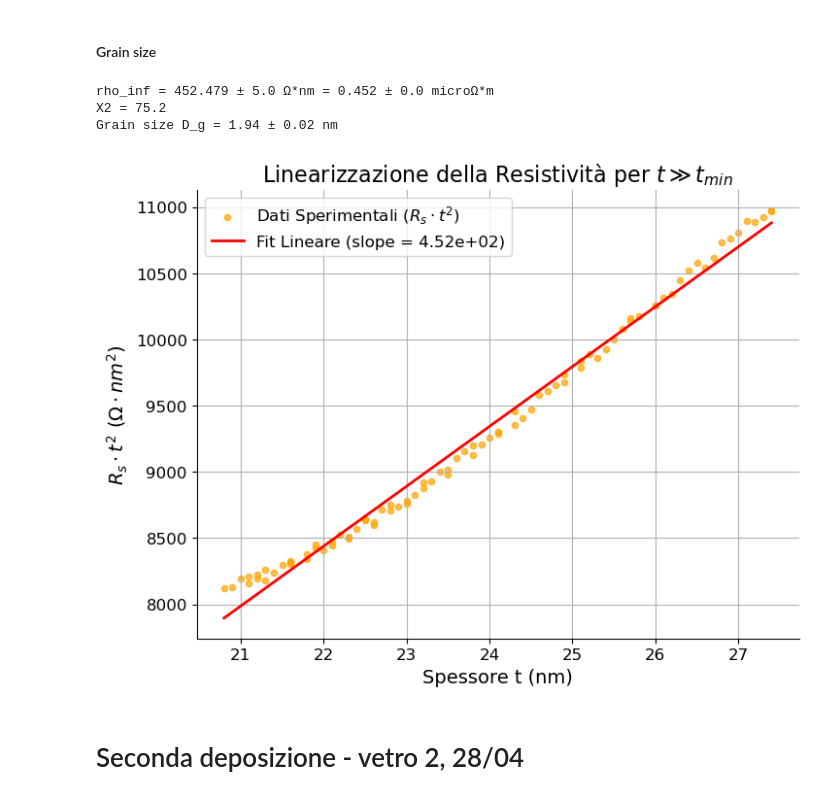
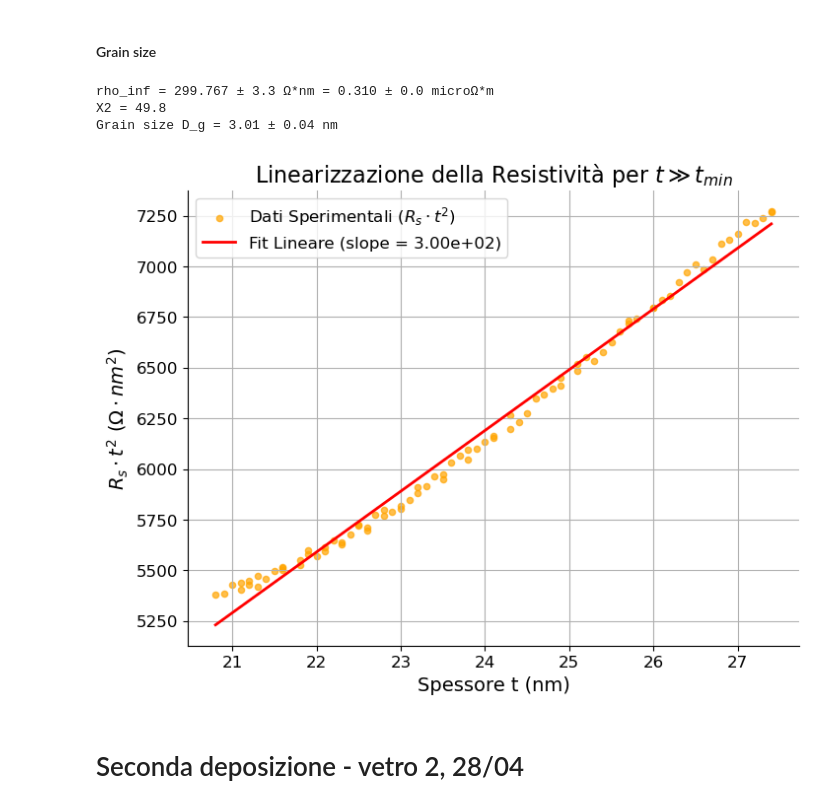
Before and after one commit to Antico864/Labo_struttura, a Jupyter notebook: analysis/analysis.ipynb, the cells around one changed output. Saved outputs shown, nothing was run; the diff lists cells and outputs as text; code cells hidden in the pictures.

Commit message:
Aggiornamento calcolo D_g, implementato in parte il trattamento degli errori.

```diff
--- a/analysis/analysis.ipynb
+++ b/analysis/analysis.ipynb
@@ -44,10 +50,12 @@ mpl.rcParams['axes.spines.top'] = False
 ### Identificazione regione ohmica
 # %%
 #PRIMA DEPOSIZIONE
-data = np.loadtxt('data/vetro_1_28_04.txt',usecols=(0,1),skiprows=1)
-# estraiamo le colonne
-R=data[:,0] #resistenza
-T=data[:,1]*100 #thickness
+# data = np.loadtxt('data/vetro_1_28_04.txt',usecols=(0,1),skiprows=1)
+# # estraiamo le colonne
+# R=data[:,0] #resistenza
+# T=data[:,1]*100 #thickness
+
+R, R_err, T, T_err = functions.assign_uncoupling_error('data/vetro_1_28_04.txt')
 
 #------------------CALCOLO RT^2 PER STIMARE REGIONE OHMICA------------------
 mask= (T > 0) & (R > 0)
@@ -397,8 +409,8 @@ T_inf1 = T[mask_inf]
 R_inf1 = R[mask_inf]
 
 # R VA MOLTIPLICATO PER (LARGHEZZA DELLA MASCHERA/LUNGHEZZA DELLA MASCHERA)
-W = 2
-L = 5 # è solo un'ipotesi, in mm
+W = 1+3*0.02
+L = 4 # è solo un'ipotesi, in mm
 s_factor = W / L
 R_inf1 = R_inf1 * s_factor
 RT2 = R_inf1 * (T_inf1**2)
@@ -410,7 +422,7 @@ def retta(x, m, q):
 popt, pcov = curve_fit(retta, T_inf1, RT2)
 
 # fit data
-rho_inf = popt[0]
+rho_inf1 = popt[0]
 q = popt[1]
 
 # errore rho_inf dal fit
@@ -418,52 +430,52 @@ errori = np.sqrt(np.diag(pcov))
 err_rho_inf = errori[0] # sigma_rho_inf in Ω·nm
 
 # chi2 (come tutti gli altri andrà ricalcolato con gli errori...)
-X2 = np.sum((rho_inf*T_inf1 + q - RT2)**2/(rho_inf*T_inf1 + q))
+X2 = np.sum((rho_inf1*T_inf1 + q - RT2)**2/(rho_inf1*T_inf1 + q))
 
-print(f"rho_inf = {rho_inf:.3f} ± {err_rho_inf:.1f} Ω*nm = {(rho_inf*0.001):.3f} ± {(err_rho_inf*0.001):.1f} microΩ*m")
+print(f"rho_inf = {rho_inf1:.3f} ± {err_rho_inf:.1f} Ω*nm = {(rho_inf*0.001):.3f} ± {(err_rho_inf*0.001):.1f} microΩ*m")
 print(f"X2 = {X2:.3}")
 
 # Grain size
 # Convertiamo in metri
-rho_inf_m = rho_inf * 1e-9
+rho_inf_m = rho_inf1 * 1e-9
 err_rho_inf_m = err_rho_inf * 1e-9
 
 # D_g
 D_g_m = (rho_0 * lambda_0) / (rho_inf_m - rho_0) # m
 
 # Propagazione dell'errore su D_g_m
 err_Dg_m = (rho_0 * lambda_0 / ((rho_inf_m - rho_0)**2)) * err_rho_inf_m
 
 # in nanometri
-D_g_nm = D_g_m * 1e9 # nm
-err_Dg_nm = err_Dg_m * 1e9 # nm
+D_g_nm1 = D_g_m * 1e9 # nm
+err_Dg_nm1 = err_Dg_m * 1e9 # nm
 
-print(f"Grain size D_g = {D_g_nm:.2f} ± {err_Dg_nm:.2f} nm")
+print(f"Grain size D_g = {D_g_nm1:.2f} ± {err_Dg_nm1:.2f} nm")
 
 
 # plotting - rho_inf
 plt.figure(figsize=(8,6))
 plt.scatter(T_inf1, RT2, color='orange', label='Dati Sperimentali ($R_s \cdot t^2$)', s=20, alpha=0.7)
 
 # Calcoliamo i punti della retta fittata
-Y_fit = (rho_inf * T_inf1) + q
-plt.plot(T_inf1, Y_fit, color='red', linewidth=2, label=f'Fit Lineare (slope = {rho_inf:.2e})')
+Y_fit = (rho_inf1 * T_inf1) + q
+plt.plot(T_inf1, Y_fit, color='red', linewidth=2, label=f'Fit Lineare (slope = {rho_inf1:.2e})')
 
 plt.xlabel('Spessore t (nm)')
 plt.ylabel('$R_s \cdot t^2$ ($\Omega \cdot nm^2$)')
 plt.title('Linearizzazione della Resistività per $t \gg t_{min}$')
 plt.legend()
 plt.grid(True)
 plt.savefig('fig/vetro_1_28_04/rho_inf_1.pdf', format='pdf', bbox_inches='tight')
 plt.show()
 
 # Il X2 viene gigante, ma forse per capire esattamente da quando ha senso fare il fit
 # bisogna stimare tutti gli errori e calcolarlo perbene...
 # %% [output]
-rho_inf = 452.479 ± 5.0 Ω*nm = 0.452 ± 0.0 microΩ*m
-X2 = 75.2
-Grain size D_g = 1.94 ± 0.02 nm
+rho_inf = 299.767 ± 3.3 Ω*nm = 0.310 ± 0.0 microΩ*m
+X2 = 49.8
+Grain size D_g = 3.01 ± 0.04 nm
-[figure, old version]
+[figure, new version]
 # %% [markdown]
 # Seconda deposizione - vetro 2, 28/04
 # %% [markdown]
```
Also changed, not shown: parts of 8 cells of this notebook, 6 other files.
